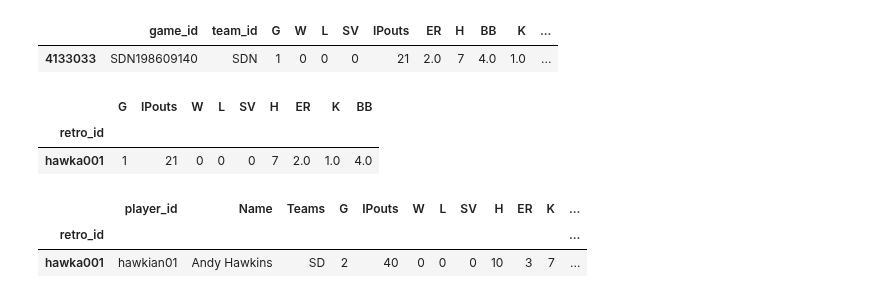
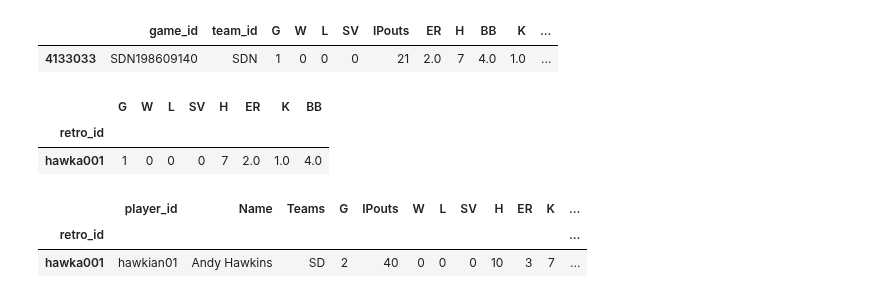
Before and after one commit to sdvinay/baseball_sql, a Jupyter notebook: pandas/reconstruct_hardball_passport_data.ipynb, the cells around one changed output. Drawn from its saved outputs; the diff is of its cells as text; code cells hidden in the pictures.

```diff
--- a/pandas/reconstruct_hardball_passport_data.ipynb
+++ b/pandas/reconstruct_hardball_passport_data.ipynb
@@ -427,12 +424,12 @@ d
 |  | game_id | team_id | G | W | L | SV | IPouts | ER | H | BB | K | ... |
 | 4133033 | SDN198609140 | SDN | 1 | 0 | 0 | 0 | 21 | 2.0 | 7 | 4.0 | 1.0 | ... |
 # %%
-match_cols = ['G', 'IPouts', 'W', 'L', 'SV', 'H', 'ER', 'K', 'BB']
+match_cols = ['G', 'W', 'L', 'SV', 'H', 'ER', 'K', 'BB']
 d.set_index('retro_id')[match_cols]
 # %% [output]
-|  | G | IPouts | W | L | SV | H | ER | K | BB |
-| retro_id |  |  |  |  |  |  |  |  |  |
-| hawka001 | 1 | 21 | 0 | 0 | 0 | 7 | 2.0 | 1.0 | 4.0 |
+|  | G | W | L | SV | H | ER | K | BB |
+| retro_id |  |  |  |  |  |  |  |  |
+| hawka001 | 1 | 0 | 0 | 0 | 7 | 2.0 | 1.0 | 4.0 |
 # %%
 hawk.set_index('retro_id')
 # %% [output]
```
Also changed, not shown: parts of 47 cells of this notebook.
